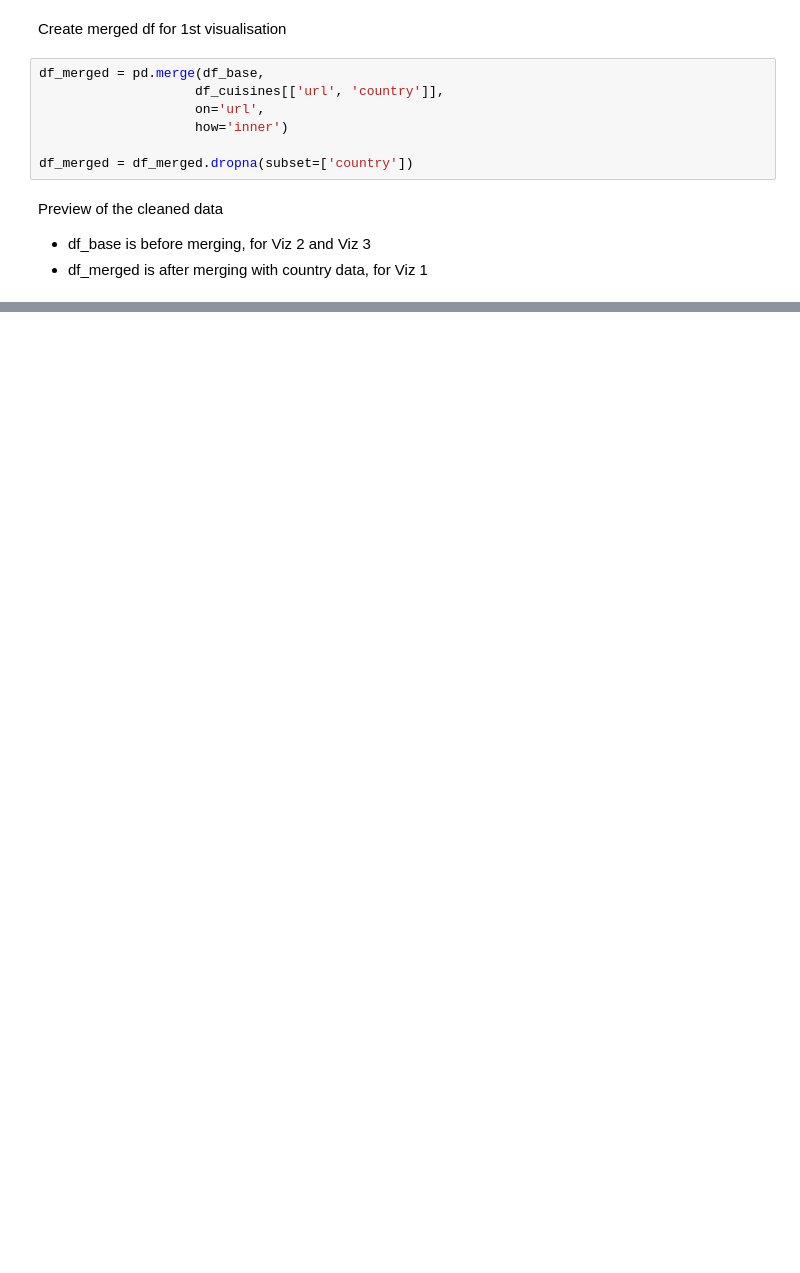
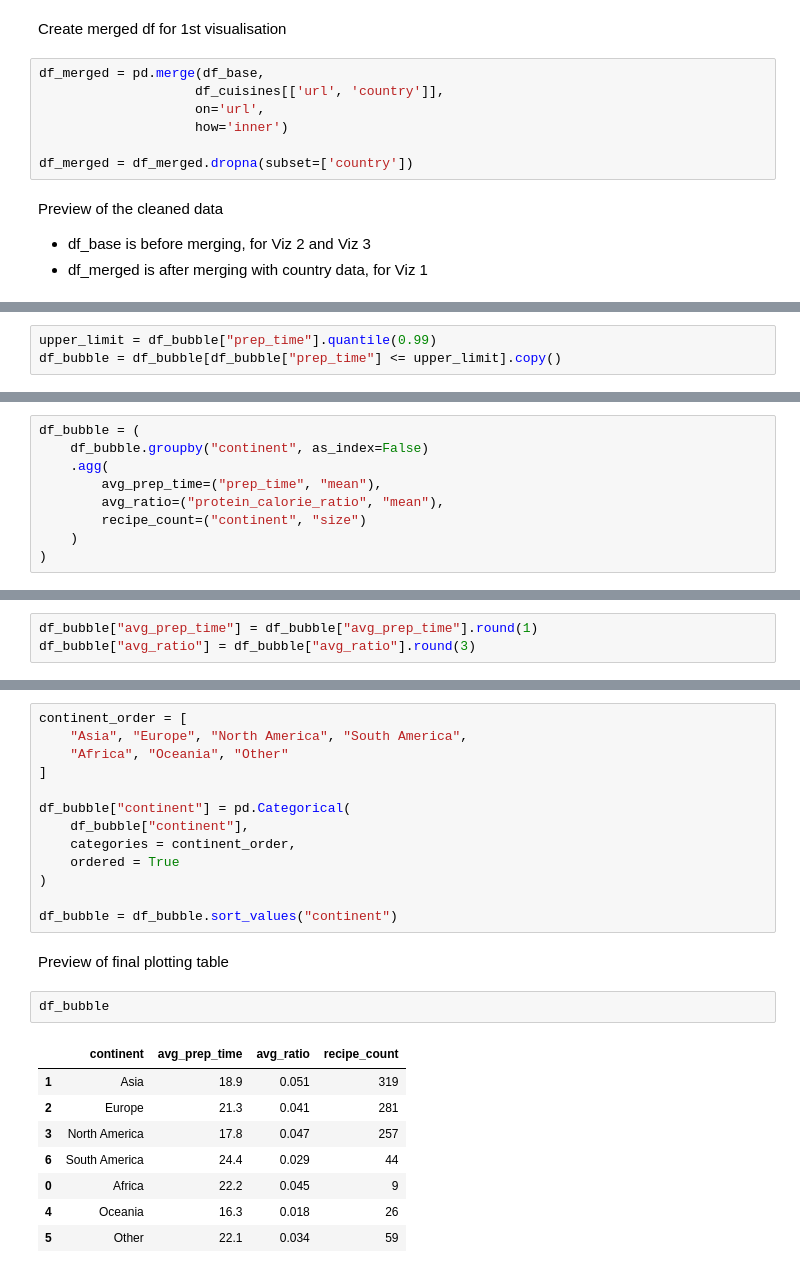
Before and after one commit to seandooa/DSA2101, a Jupyter notebook: src/dsa2101_dsa2ne1_project.ipynb, the cells around one changed output, grey strips where cells are left out. Saved outputs shown, nothing was run; the diff lists cells and outputs as text; blank space fills up the shorter version.

```diff
--- a/src/dsa2101_dsa2ne1_project.ipynb
+++ b/src/dsa2101_dsa2ne1_project.ipynb
@@ -187,0 +336,3 @@ Cleaned dataset after merger: (1001, 9)
+# %%
+upper_limit = df_bubble["prep_time"].quantile(0.99)
+df_bubble = df_bubble[df_bubble["prep_time"] <= upper_limit].copy()
@@ -187,0 +341,9 @@ Cleaned dataset after merger: (1001, 9)
+# %%
+df_bubble = (
+    df_bubble.groupby("continent", as_index=False)
+    .agg(
+        avg_prep_time=("prep_time", "mean"),
+        avg_ratio=("protein_calorie_ratio", "mean"),
+        recipe_count=("continent", "size")
+    )
+)
@@ -187,0 +352,3 @@ Cleaned dataset after merger: (1001, 9)
+# %%
+df_bubble["avg_prep_time"] = df_bubble["avg_prep_time"].round(1)
+df_bubble["avg_ratio"] = df_bubble["avg_ratio"].round(3)
@@ -187,0 +357,26 @@ Cleaned dataset after merger: (1001, 9)
+# %%
+continent_order = [
+    "Asia", "Europe", "North America", "South America",
+    "Africa", "Oceania", "Other"
+]
+
+df_bubble["continent"] = pd.Categorical(
+    df_bubble["continent"],
+    categories = continent_order,
+    ordered = True
+)
+
+df_bubble = df_bubble.sort_values("continent")
+# %% [markdown]
+Preview of final plotting table
+# %%
+df_bubble
+# %% [output]
+|  | continent | avg_prep_time | avg_ratio | recipe_count |
+| 1 | Asia | 18.9 | 0.051 | 319 |
+| 2 | Europe | 21.3 | 0.041 | 281 |
+| 3 | North America | 17.8 | 0.047 | 257 |
+| 6 | South America | 24.4 | 0.029 | 44 |
+| 0 | Africa | 22.2 | 0.045 | 9 |
+| 4 | Oceania | 16.3 | 0.018 | 26 |
+| 5 | Other | 22.1 | 0.034 | 59 |
```
Also changed, not shown: parts of 19 cells of this notebook.
